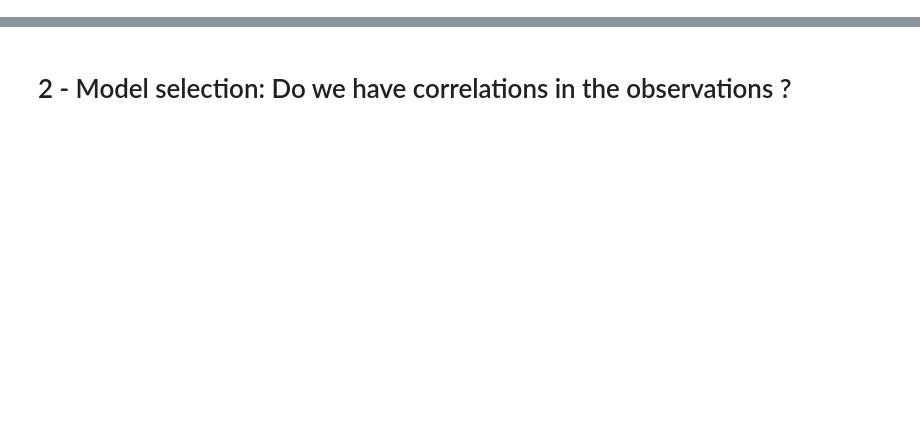
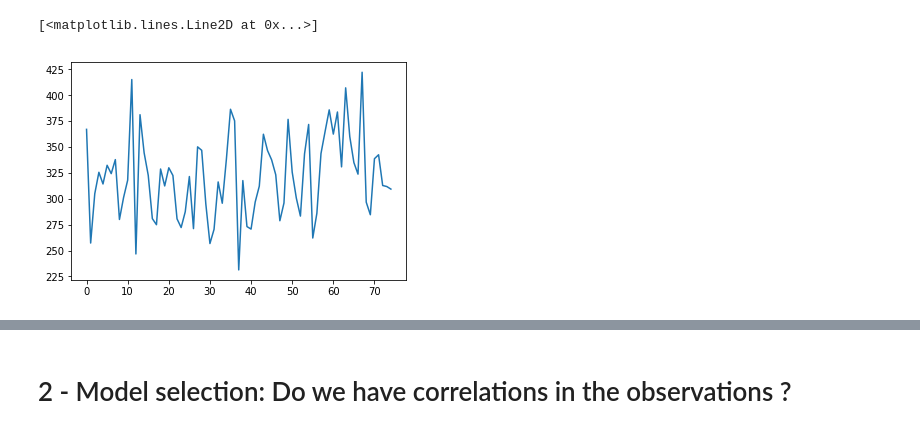
Before and after one commit to Simpliphy/ARIMA, a Jupyter notebook: analysis.ipynb, the cells around one changed output, grey strips where cells are left out. Saved outputs shown, nothing was run; the diff lists cells and outputs as text; code cells hidden in the pictures; blank space fills up the shorter version.

```diff
--- a/analysis.ipynb
+++ b/analysis.ipynb
@@ -16,0 +66,2 @@ from statsmodels.tsa.stattools import adfuller
+# %%
+difference_seasonal =lag_difference(time_serie, lag=12)
@@ -16,0 +70,5 @@ from statsmodels.tsa.stattools import adfuller
+# %%
+plt.plot(difference_seasonal)
+# %% [output]
+[<matplotlib.lines.Line2D at 0x...>]
+[figure, added]
```
Also changed, not shown: parts of 27 cells of this notebook, 5 other files.
